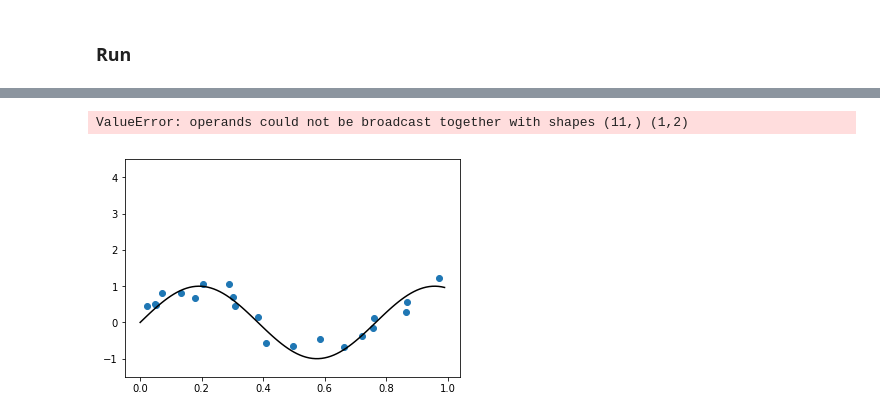
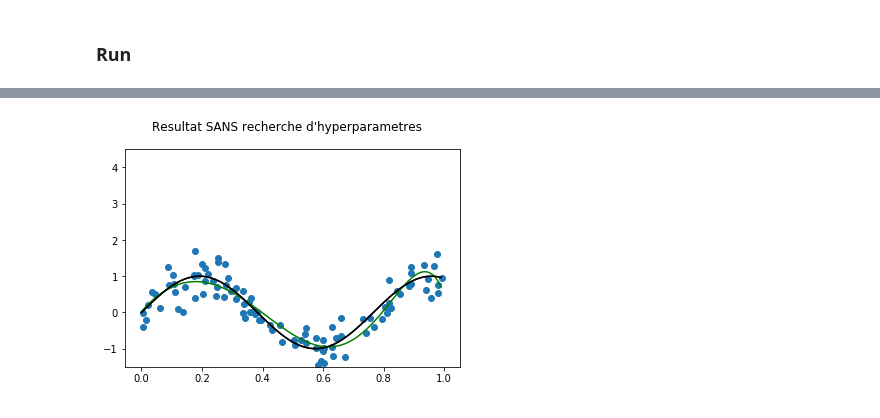
Before and after one commit to rabyj/IFT712, a Jupyter notebook: TP1/prog/solution_regression.ipynb, the cells around one changed output, grey strips where cells are left out. Cells and saved outputs as stored; diff of their text form; code cells hidden in the pictures.

Commit message:
v2 (changement fonctions entrainement + prediction)

```diff
--- a/TP1/prog/solution_regression.ipynb
+++ b/TP1/prog/solution_regression.ipynb
@@ -15,11 +15,11 @@ import pandas as pd
 # %%
 skl = 1
 modele_gen = "sin"
-nb_train = 200
-nb_test = 21
+nb_train = 100
+nb_test = 20
 bruit = 0.3 # dispersion
-m = 4
-lamb = .5
+m = 10
+lamb = .001
 w = [0.3, 4.1]  # Parametres du modele generatif
 # %% [markdown]
 ### Gestion Donnees
@@ -86,13 +86,17 @@ def fonction_base_polynomiale(x):
     """
     # AJOUTER CODE ICI
 
-    if(type(x) is int): # TODO : check float , reel, ... ???
-        return np.array([x**i for i in range(1, m+1)]).reshape(m,1) # (x^1,x^2,...,x^M)
-    else:
-        x = x.reshape(-1,1)
-        for i in range(2,m+1):
-            x = np.hstack((x, (x[:, 0] ** i).reshape((len(x), 1))))
-        return x# 2D de taille NxM
+    try:
+        # on place vecteur 1D dans un tableau 2D
+        phi = x.reshape(-1, 1)
+    except AttributeError:
+        # erreur signifie problement qu'un int ou float a ete donnee
+        phi = np.array([[x]])
+
+    # creation d'un tableau 2D de taille NxM (x_0 = 1 non-inclus)
+    for i in range(2, m + 1):
+        phi = np.hstack((phi, (phi[:, 0] ** i).reshape((len(phi), 1))))
+    return phi
 # %%
 print("test fonction_base_polynomiale : avec m = 10")
 print(" -> Si x est un scalaire : 2")
@@ -181,17 +183,12 @@ def entrainement(X, t, using_sklearn=False):
         fit = reg.fit(phi_x, t)
         w = fit.coef_
 
-
     # using_sklearn=False
     else:
-        temp1 = lamb*I
-        print(phi_x.shape)
-        temp = np.dot(phi_x.T, phi_x)
-        print(temp.shape)
-        temp2 = temp1 + temp
-        print(temp1.shape)
-        w = np.linalg.solve(temp1, np.dot(phi_x.T, t))
-        print(w.shape)
+        temp = lamb*I
+        temp1 = np.dot(phi_x.T, phi_x)
+        temp2 = temp + temp1
+        w = np.linalg.solve(temp2, np.dot(phi_x.T, t)) # w=(λI+ΦTΦ)−1ΦTt.
 
     return w
 # %%
@@ -205,6 +202,7 @@ def prediction(x):
     afin de calculer la prediction y(x,w) (equation 3.1 et 3.3).
     """
     # AJOUTER CODE ICI
+    x = fonction_base_polynomiale(x)
     x = np.c_[np.ones(x.shape[0]), x]
     y = W*x
     return np.sum(y, axis=1)
@@ -269,16 +262,15 @@ Erreur de test : 19927.97
 # %%
 afficher_donnees_et_modele(x_train, t_train, True)
-predictions_range = np.array([prediction(pd.DataFrame([x])) for x in np.arange(0, 1, 0.01)])
+predictions_range = np.array([prediction(x) for x in np.arange(0, 1, 0.01)])
 afficher_donnees_et_modele(np.arange(0, 1, 0.01), predictions_range, False)
 
 if m >= 0:
     plt.suptitle('Resultat SANS recherche d\'hyperparametres')
 else:
     plt.suptitle('Resultat AVEC recherche d\'hyperparametres')
 plt.show()
 # %% [output]
-ValueError: operands could not be broadcast together with shapes (11,) (1,2)
-[figure, old version]
+[figure, new version]
 # %%
 plt.figure()
 plt.title("Comparaison entre l'entrainemment et la prédiction")
```
Also changed, not shown: parts of 10 cells of this notebook.
